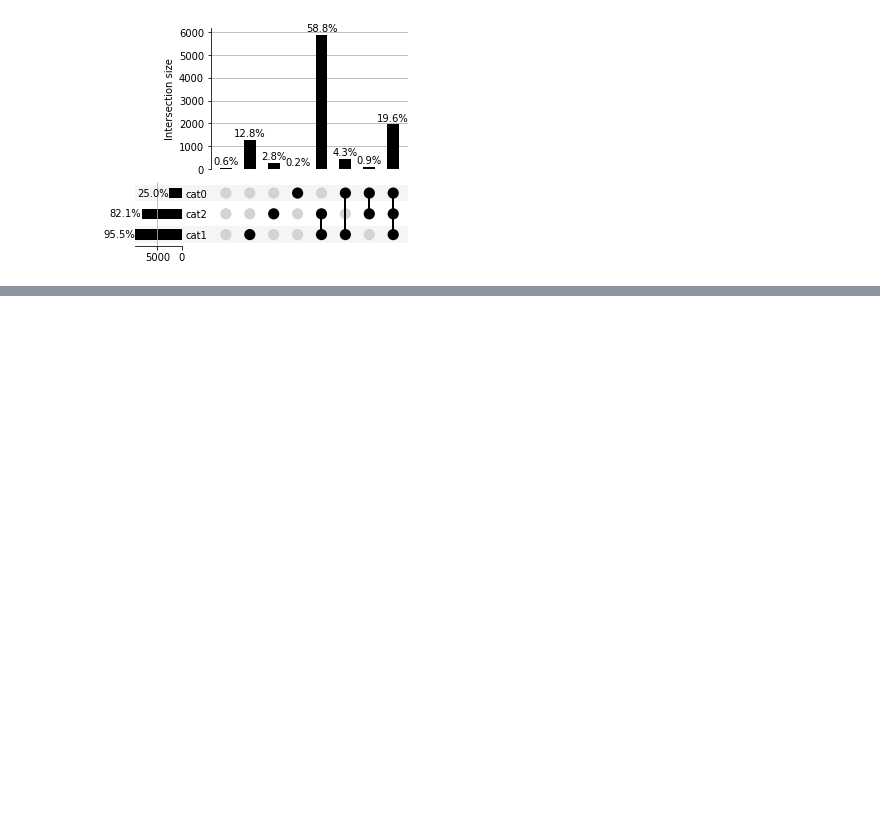
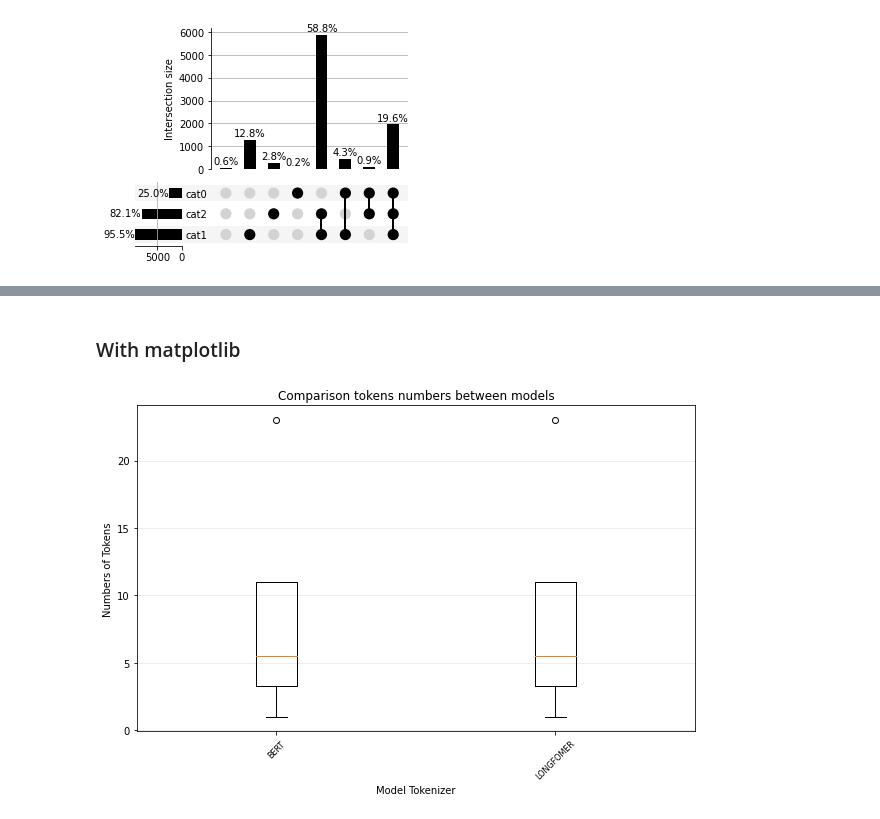
Before and after one commit to danieljunior/techniques_comparision_for_Legal_STS, a Jupyter notebook: notebooks/Test.ipynb, the cells around one changed output, grey strips where cells are left out. Saved outputs shown, nothing was run; the diff lists cells and outputs as text; code cells hidden in the pictures; blank space fills up the shorter version.

```diff
--- a/notebooks/Test.ipynb
+++ b/notebooks/Test.ipynb
@@ -141,0 +163,32 @@ pyplot.show()
+# %% [markdown]
+### With matplotlib
+# %%
+
+import matplotlib.pyplot as plt
+
+fig, axs = plt.subplots(figsize=(10, 6))
+
+data = [
+   [1,23,4,7],
+   [1,23,4,7]
+]
+
+models_name = ['BERT','LONGFOMER']
+# basic plot
+axs.boxplot(data)
+axs.yaxis.grid(True, linestyle='-', which='major', color='lightgrey',
+               alpha=0.5)
+
+axs.set(
+    axisbelow=True,  # Hide the grid behind plot objects
+    title='Comparison tokens numbers between models',
+    xlabel='Model Tokenizer',
+    ylabel='Numbers of Tokens',
+)
+
+axs.set_xticklabels(models_name,
+                    rotation=45, fontsize=8)
+
+plt.savefig('teste.png',bbox_inches='tight')
+# %% [output]
+[figure, added]
```
Also changed, not shown: parts of 4 cells of this notebook, 4 other files.
